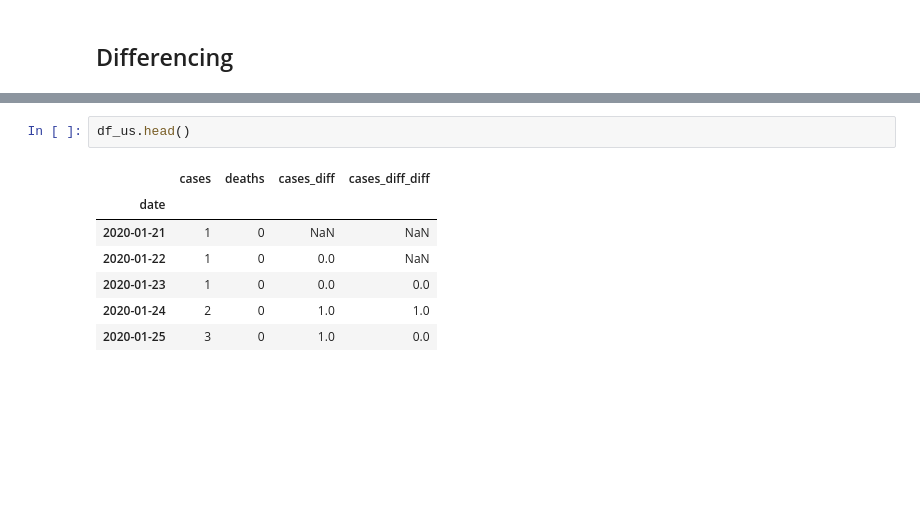
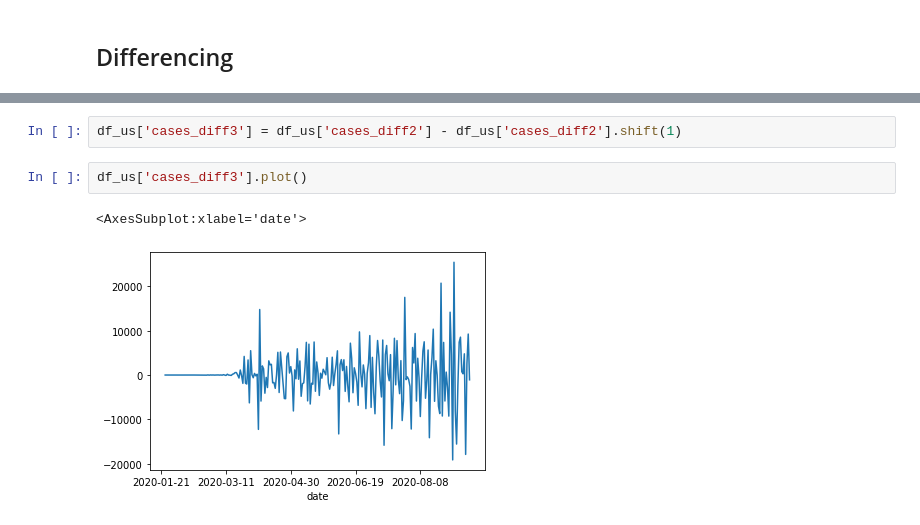
Before and after one commit to jagan-singh/covid-forecasting, a Jupyter notebook: cases.ipynb, the cells around one changed output, grey strips where cells are left out. Saved outputs shown, nothing was run; the diff lists cells and outputs as text; blank space fills up the shorter version.

```diff
--- a/cases.ipynb
+++ b/cases.ipynb
@@ -92,13 +99,10 @@ p-value                          0.186864
 #Lags Used                      14.000000
 Number of Observations Used    222.000000
 dtype: float64
-# %%
-df_us.head()
-# %% [output]
-|  | cases | deaths | cases_diff | cases_diff_diff |
-| date |  |  |  |  |
-| 2020-01-21 | 1 | 0 | NaN | NaN |
-| 2020-01-22 | 1 | 0 | 0.0 | NaN |
-| 2020-01-23 | 1 | 0 | 0.0 | 0.0 |
-| 2020-01-24 | 2 | 0 | 1.0 | 1.0 |
-| 2020-01-25 | 3 | 0 | 1.0 | 0.0 |
+# %%
+df_us['cases_diff3'] = df_us['cases_diff2'] - df_us['cases_diff2'].shift(1)
+# %%
+df_us['cases_diff3'].plot()
+# %% [output]
+<AxesSubplot:xlabel='date'>
+[figure, added]
```
Also changed, not shown: parts of 16 cells of this notebook, 1 other file.
